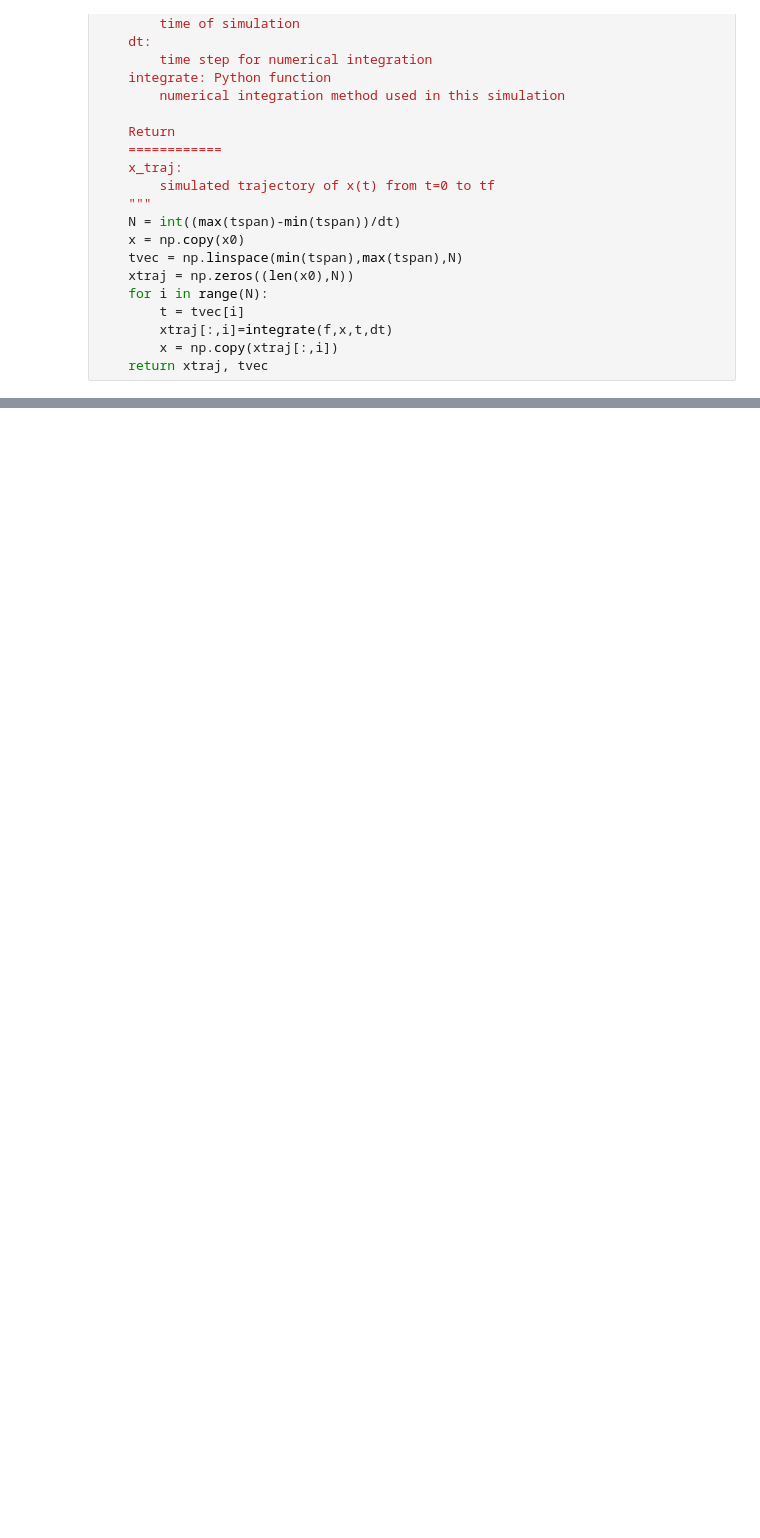
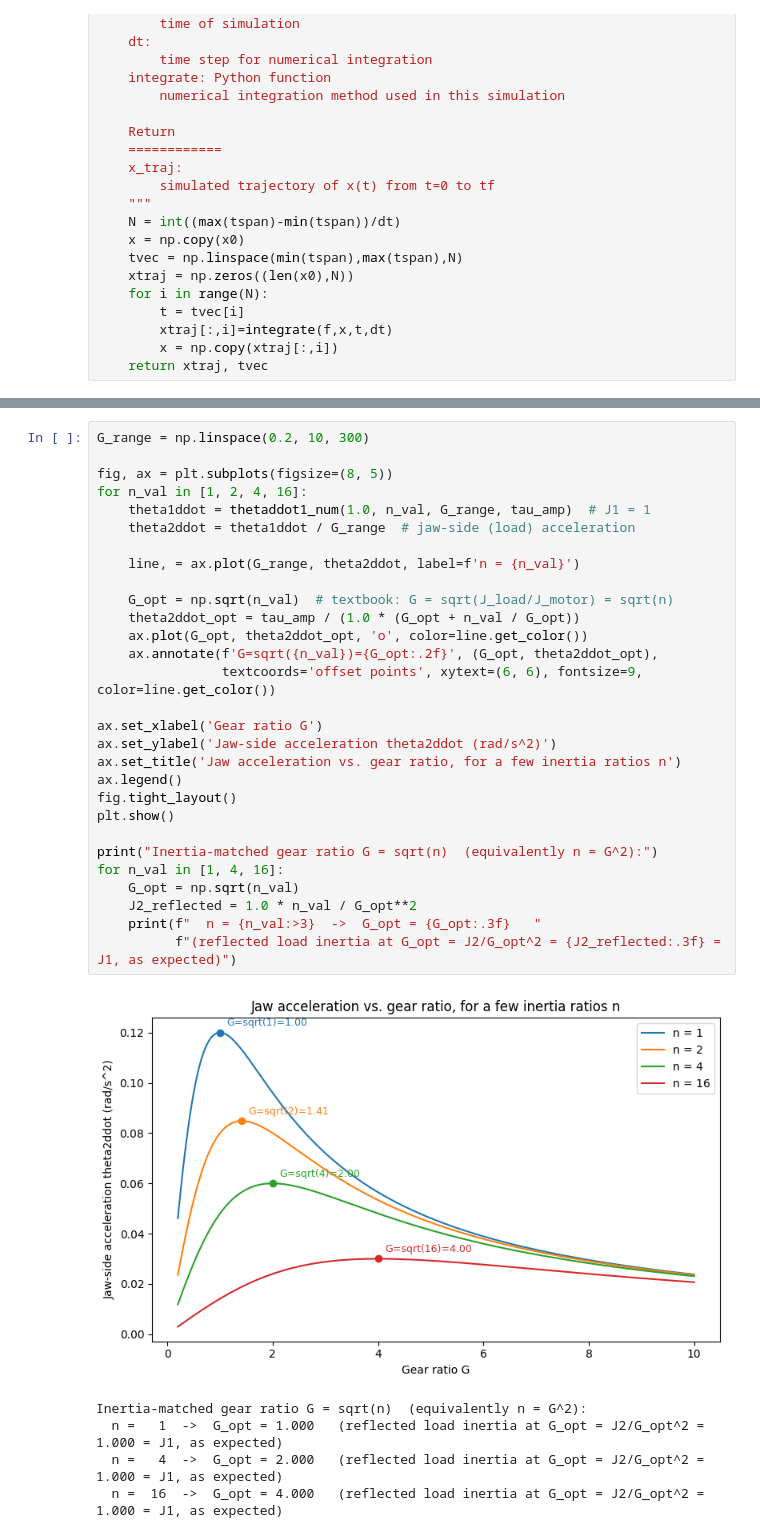
Before and after one commit to gregaiosa/1DOF_Gripper, a Jupyter notebook: dynamics.ipynb, the cells around one changed output, grey strips where cells are left out. Saved outputs shown, nothing was run; the diff lists cells and outputs as text; blank space fills up the shorter version.

```diff
--- a/dynamics.ipynb
+++ b/dynamics.ipynb
@@ -296,0 +369,35 @@ plt.show()
+# %%
+G_range = np.linspace(0.2, 10, 300)
+
+fig, ax = plt.subplots(figsize=(8, 5))
+for n_val in [1, 2, 4, 16]:
+    theta1ddot = thetaddot1_num(1.0, n_val, G_range, tau_amp)  # J1 = 1
+    theta2ddot = theta1ddot / G_range  # jaw-side (load) acceleration
+
+    line, = ax.plot(G_range, theta2ddot, label=f'n = {n_val}')
+
+    G_opt = np.sqrt(n_val)  # textbook: G = sqrt(J_load/J_motor) = sqrt(n)
+    theta2ddot_opt = tau_amp / (1.0 * (G_opt + n_val / G_opt))
+    ax.plot(G_opt, theta2ddot_opt, 'o', color=line.get_color())
+    ax.annotate(f'G=sqrt({n_val})={G_opt:.2f}', (G_opt, theta2ddot_opt),
+                textcoords='offset points', xytext=(6, 6), fontsize=9, color=line.get_color())
+
+ax.set_xlabel('Gear ratio G')
+ax.set_ylabel('Jaw-side acceleration theta2ddot (rad/s^2)')
+ax.set_title('Jaw acceleration vs. gear ratio, for a few inertia ratios n')
+ax.legend()
+fig.tight_layout()
+plt.show()
+
+print("Inertia-matched gear ratio G = sqrt(n)  (equivalently n = G^2):")
+for n_val in [1, 4, 16]:
+    G_opt = np.sqrt(n_val)
+    J2_reflected = 1.0 * n_val / G_opt**2
+    print(f"  n = {n_val:>3}  ->  G_opt = {G_opt:.3f}   "
+          f"(reflected load inertia at G_opt = J2/G_opt^2 = {J2_reflected:.3f} = J1, as expected)")
+# %% [output]
+[figure, added]
+Inertia-matched gear ratio G = sqrt(n)  (equivalently n = G^2):
+  n =   1  ->  G_opt = 1.000   (reflected load inertia at G_opt = J2/G_opt^2 = 1.000 = J1, as expected)
+  n =   4  ->  G_opt = 2.000   (reflected load inertia at G_opt = J2/G_opt^2 = 1.000 = J1, as expected)
+  n =  16  ->  G_opt = 4.000   (reflected load inertia at G_opt = J2/G_opt^2 = 1.000 = J1, as expected)
```
Also changed, not shown: parts of 7 cells of this notebook.
